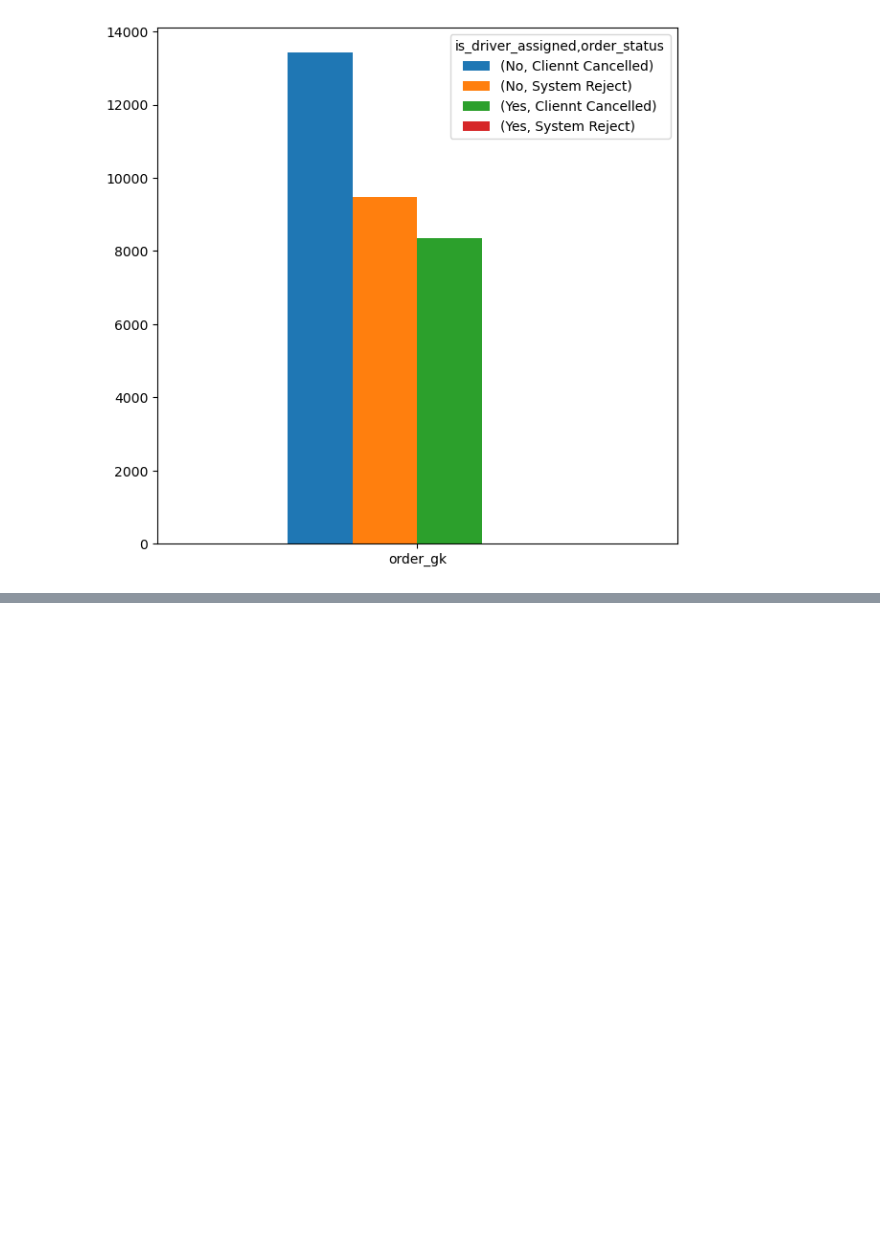
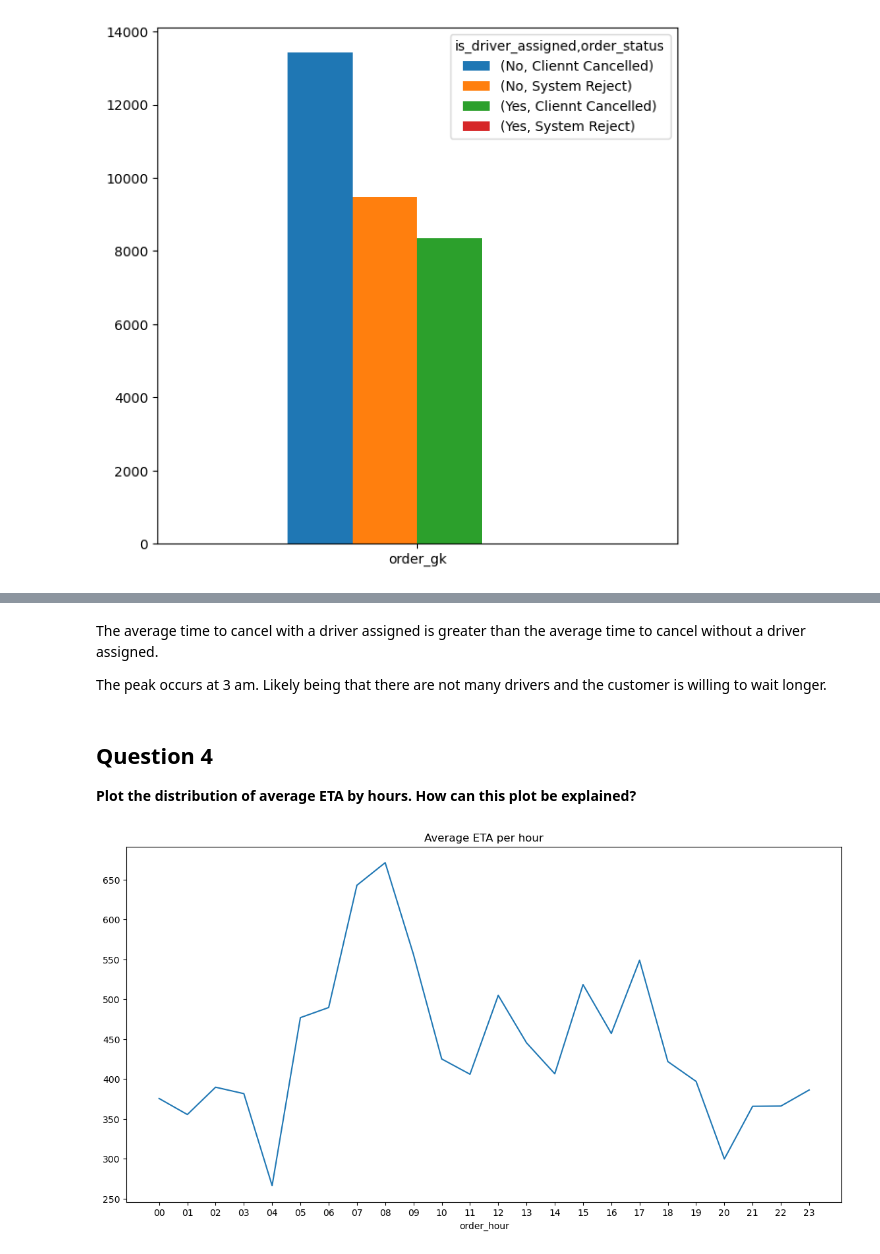
Before and after one commit to chrishunt11/Failed-Orders-Insights, a Jupyter notebook: Insights from Failed Orders.ipynb, the cells around one changed output, grey strips where cells are left out. Drawn from its saved outputs; the diff is of its cells as text; code cells hidden in the pictures; blank space fills up the shorter version.

```diff
--- a/Insights from Failed Orders.ipynb
+++ b/Insights from Failed Orders.ipynb
@@ -120,0 +211,14 @@ _ = df_q1.plot(kind='bar', subplots=False, figsize=(7, 7), legend=True, rot=0)
+# %% [markdown]
+The average time to cancel with a driver assigned is greater than the average time to cancel without a driver assigned.
+
+The peak occurs at 3 am. Likely being that there are not many drivers and the customer is willing to wait longer.
+# %% [markdown]
+## Question 4
+
+**Plot the distribution of average ETA by hours. How can this plot be explained?**
+# %%
+_ = df.groupby(by='order_hour')['m_order_eta'].mean().plot(figsize=(14,7),
+                                                          xticks=range(0,24),
+                                                          title='Average ETA per hour')
+# %% [output]
+[figure, added]
```
Also changed, not shown: parts of 16 cells of this notebook.
